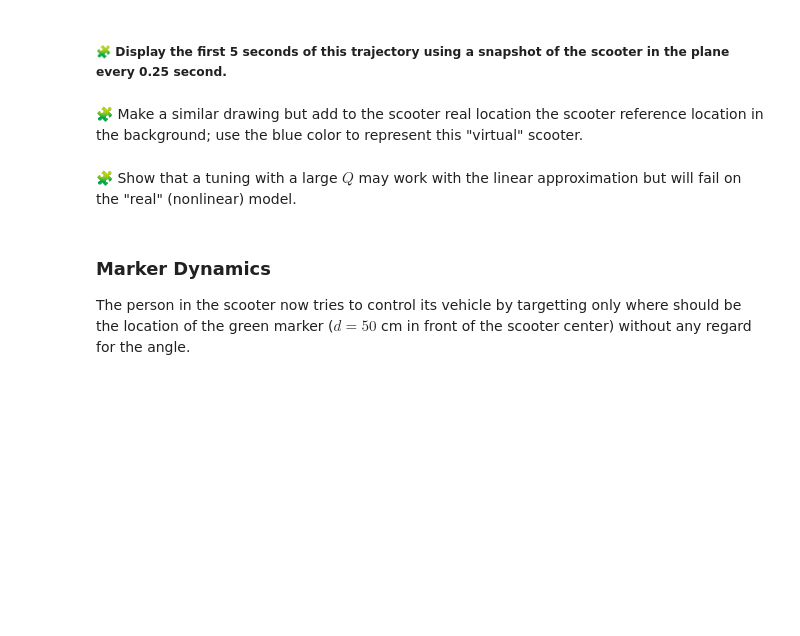
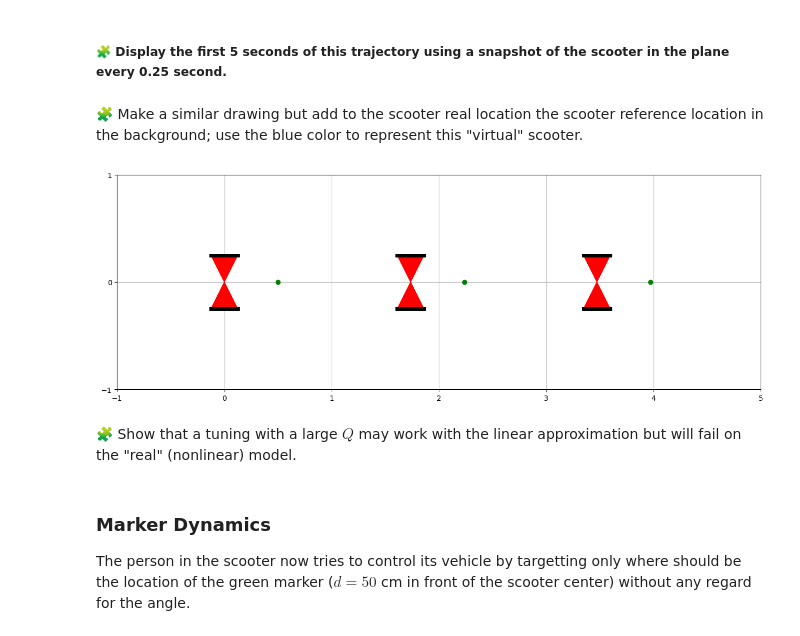
Before and after one commit to ukeeed/control-engineering-with-python-project-2023-2024, a Jupyter notebook: Project_part_3.ipynb, the cells around one changed output. Cells and saved outputs as stored; diff of their text form; code cells hidden in the pictures; blank space fills up the shorter version.

```diff
--- a/Project_part_3.ipynb
+++ b/Project_part_3.ipynb
@@ -807,3 +842,8 @@ pass
+# %%
+def omega(t, xytheta):
+  delta_X = xytheta - array([v*t, 0, 0])
+  delta_W = -dot(K,delta_X)
+  return array([v/r, v/r]) + delta_W
 # %% [markdown]
 ##### 🧩 Display the first 5 seconds of this trajectory using a snapshot of the scooter in the plane every 0.25 second.
 # %% [markdown]
@@ -813,3 +851,20 @@ pass
+# %%
+def fun(t, xytheta):
+    x, y, theta = xytheta
+    omega_l, omega_r = omega(t, xytheta)
+    dx = r * 0.5 * (omega_l + omega_r) * cos(theta)
+    dy = r * 0.5 * (omega_l + omega_r) * sin(theta)
+    dtheta = r * (omega_r - omega_l) / l
+    return array([dx, dy, dtheta])
+results = solve_ivp(fun=fun, y0=[0,0,0], t_span=[0,5], rtol=1e-6, atol=1e-6, dense_output=True)
+step = 0.25
+t = arange(0,0.75,0.25)
+sol_t = results["sol"](t)
+draw_arena(-1, 5, -1, 1)
+for x, y, theta in sol_t.T:
+    draw_scooter(x, y, theta)
+# %% [output]
+[figure, added]
 # %% [markdown]
 🧩 Show that a tuning with a large $Q$ may work with the linear approximation but will fail on the "real" (nonlinear) model.
 # %%
```
Also changed, not shown: parts of 12 cells of this notebook.
